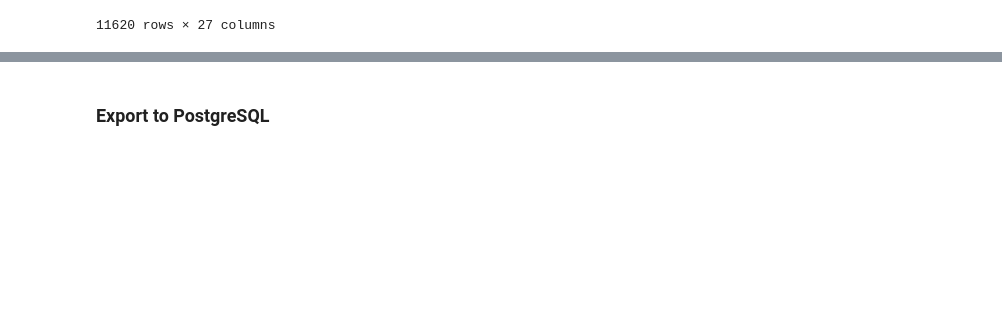
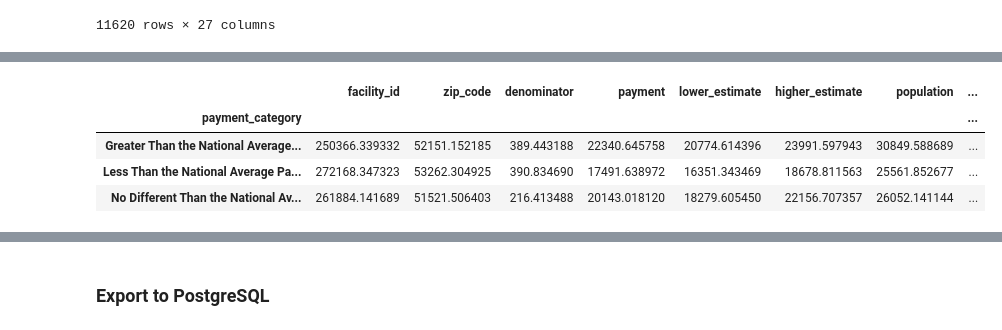
Before and after one commit to NoahGoldstein13/full_stack_data_analytics_project, a Jupyter notebook: Nadia/cleaning_data.ipynb, the cells around one changed output, grey strips where cells are left out. Cells and saved outputs as stored; diff of their text form; code cells hidden in the pictures; blank space fills up the shorter version.

```diff
--- a/Nadia/cleaning_data.ipynb
+++ b/Nadia/cleaning_data.ipynb
@@ -298,0 +324,8 @@ merged_df
+# %%
+merged_df.groupby('payment_category').mean()
+# %% [output]
+|  | facility_id | zip_code | denominator | payment | lower_estimate | higher_estimate | population | ... |
+| payment_category |  |  |  |  |  |  |  | ... |
+| Greater Than the National Average... | 250366.339332 | 52151.152185 | 389.443188 | 22340.645758 | 20774.614396 | 23991.597943 | 30849.588689 | ... |
+| Less Than the National Average Pa... | 272168.347323 | 53262.304925 | 390.834690 | 17491.638972 | 16351.343469 | 18678.811563 | 25561.852677 | ... |
+| No Different Than the National Av... | 261884.141689 | 51521.506403 | 216.413488 | 20143.018120 | 18279.605450 | 22156.707357 | 26052.141144 | ... |
```
Also changed, not shown: parts of 8 cells of this notebook, 5 other files.
